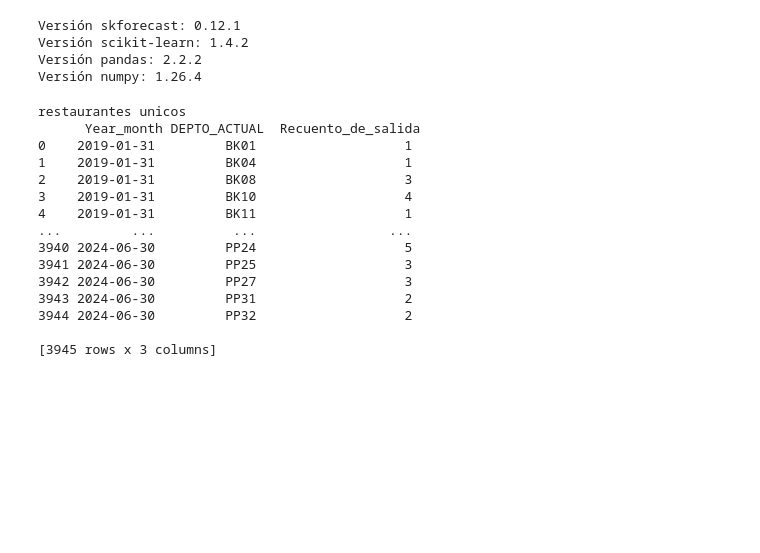
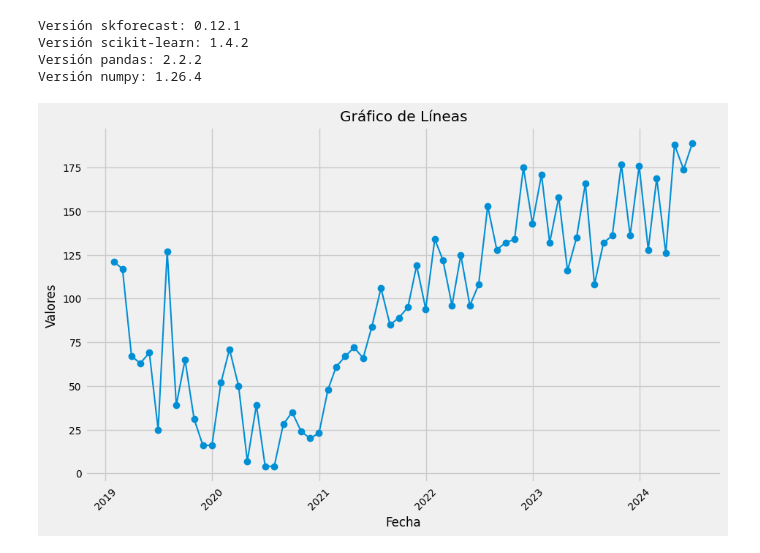
Before and after one commit to gabomartinez801/Forecasting_unitec_proyect, a Jupyter notebook: Script_01.ipynb, the cells around one changed output. Saved outputs shown, nothing was run; the diff lists cells and outputs as text; code cells hidden in the pictures; blank space fills up the shorter version.

```diff
--- a/Script_01.ipynb
+++ b/Script_01.ipynb
@@ -56,24 +57,23 @@ Df_O_salidas = Df_O_salidas.sort_values('Year_month')
 Df_agrupado = Df_O_salidas.groupby(by=['Year_month', 'DEPTO_ACTUAL'])['Recuento_de_salida'].sum().reset_index()
 valores_unicos = pd.unique(Df_O_salidas['DEPTO_ACTUAL'])
 decer = Df_agrupado
-print(f'restaurantes unicos \n {Df_agrupado}')
 
 df_unificado = []
 
 for rest in valores_unicos :
     dfderecurrencia = Df_agrupado[Df_agrupado['DEPTO_ACTUAL'] == rest].copy()
     dfderecurrencia.set_index('Year_month', inplace=True)
-    dfderecurrencia = dfderecurrencia.asfreq('MS')
+    dfderecurrencia = dfderecurrencia.asfreq('M')
     dfderecurrencia.sort_index()
     # Añadir el departamento al DataFrame resultante
     dfderecurrencia['DEPTO_ACTUAL'] = rest
-
+    dfderecurrencia['Recuento_de_salida'] = dfderecurrencia['Recuento_de_salida'].fillna(0)
     # Hacer un 'push' (append) de dfderecurrencia a df_unificado
     df_unificado.append(dfderecurrencia)
 # Resetear el índice de df_unificado si es necesario
+
 df_unificadopd = pd.concat(df_unificado, ignore_index=False)
-
-df_unificadopd.to_excel('./resultado.xlsx')
+#df_unificadopd.to_excel('./resultado.xlsx')
 #Restaurante_unicos = pd.unique(Df_agrupado['DEPTO_ACTUAL'])
 
 #Df_agrupado['Year_month'] = pd.to_datetime(Df_agrupado['Year_month'])
@@ -82,19 +82,14 @@ df_unificadopd.to_excel('./resultado.xlsx')
 
 # Mostrar los primeros resultados
 #Df_agrupado.head()
-# %% [output]
-restaurantes unicos
-      Year_month DEPTO_ACTUAL  Recuento_de_salida
-0    2019-01-31         BK01                   1
-1    2019-01-31         BK04                   1
-2    2019-01-31         BK08                   3
-3    2019-01-31         BK10                   4
-4    2019-01-31         BK11                   1
-...         ...          ...                 ...
-3940 2024-06-30         PP24                   5
-3941 2024-06-30         PP25                   3
-3942 2024-06-30         PP27                   3
-3943 2024-06-30         PP31                   2
-3944 2024-06-30         PP32                   2
-
-[3945 rows x 3 columns]
+# %%
+df_unificadopd2 = df_unificadopd.groupby(by=df_unificadopd.index)['Recuento_de_salida'].sum().reset_index()
+plt.figure(figsize=(10,6))
+plt.plot(df_unificadopd2['Year_month'],df_unificadopd2['Recuento_de_salida'],marker='o')
+plt.xlabel('Fecha')  # Etiqueta del eje X
+plt.ylabel('Valores')  # Etiqueta del eje Y
+plt.title('Gráfico de Líneas')
+plt.xticks(rotation=45)
+plt.show()
+# %% [output]
+[figure, added]
```
Also changed, not shown: parts of 1 cell of this notebook, 1 other file.
